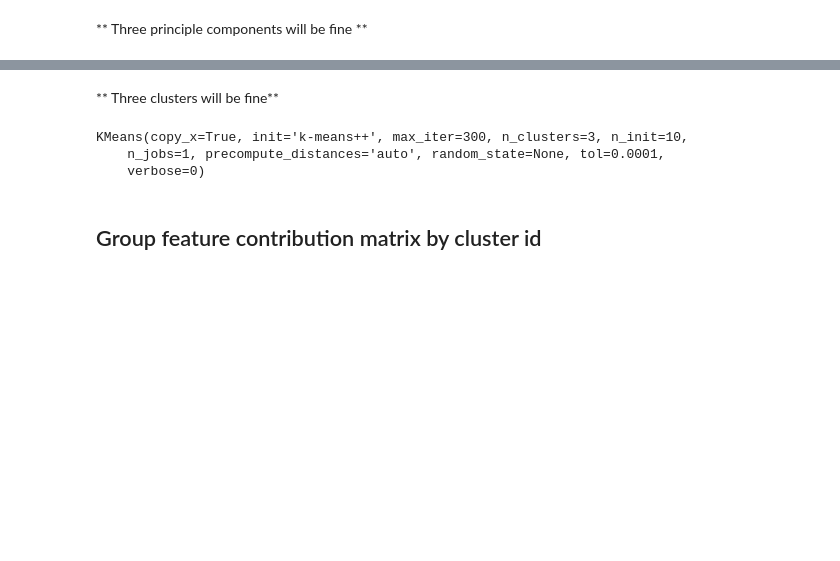
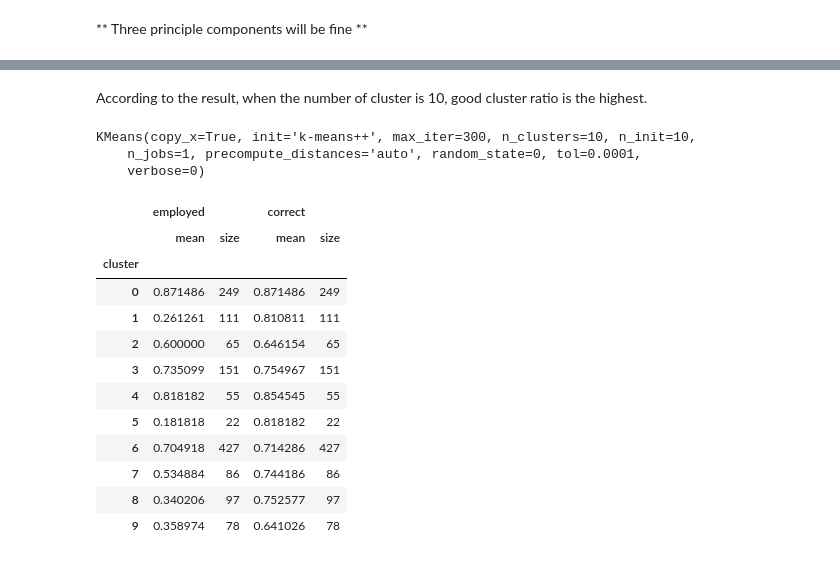
Before and after one commit to banjopickin/women_workforce, a Jupyter notebook: grid_fc.ipynb, the cells around one changed output, grey strips where cells are left out. Saved outputs shown, nothing was run; the diff lists cells and outputs as text; code cells hidden in the pictures; blank space fills up the shorter version.

Commit message:
feature contribution, almost done

```diff
--- a/grid_fc.ipynb
+++ b/grid_fc.ipynb
@@ -273,13 +229,27 @@ cluster_plot(fc_pca,3)
-# %% [markdown]
-** Three clusters will be fine**
+# %% [markdown]
+According to the result, when the number of cluster is 10, good cluster ratio is the highest.
 # %%
-km = KMeans(n_clusters= 3)
+km = KMeans(n_clusters=10,random_state=0)
 km.fit(fc_pca)
 # %% [output]
-KMeans(copy_x=True, init='k-means++', max_iter=300, n_clusters=3, n_init=10,
-    n_jobs=1, precompute_distances='auto', random_state=None, tol=0.0001,
+KMeans(copy_x=True, init='k-means++', max_iter=300, n_clusters=10, n_init=10,
+    n_jobs=1, precompute_distances='auto', random_state=0, tol=0.0001,
     verbose=0)
 # %%
 fc_df['cluster'] = km.labels_
-# %% [markdown]
-## Group feature contribution matrix by cluster id
+# %%
+fc_df.groupby('cluster')['employed','correct'].agg([np.mean,np.size])
+# %% [output]
+|  | employed |  | correct |  |
+|  | mean | size | mean | size |
+| cluster |  |  |  |  |
+| 0 | 0.871486 | 249 | 0.871486 | 249 |
+| 1 | 0.261261 | 111 | 0.810811 | 111 |
+| 2 | 0.600000 | 65 | 0.646154 | 65 |
+| 3 | 0.735099 | 151 | 0.754967 | 151 |
+| 4 | 0.818182 | 55 | 0.854545 | 55 |
+| 5 | 0.181818 | 22 | 0.818182 | 22 |
+| 6 | 0.704918 | 427 | 0.714286 | 427 |
+| 7 | 0.534884 | 86 | 0.744186 | 86 |
+| 8 | 0.340206 | 97 | 0.752577 | 97 |
+| 9 | 0.358974 | 78 | 0.641026 | 78 |
```
Also changed, not shown: parts of 10 cells of this notebook, 1 other file.
